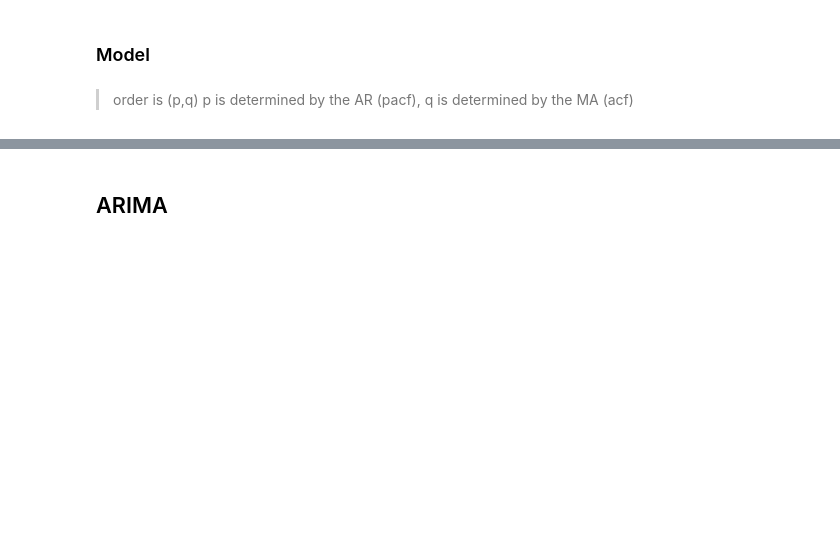
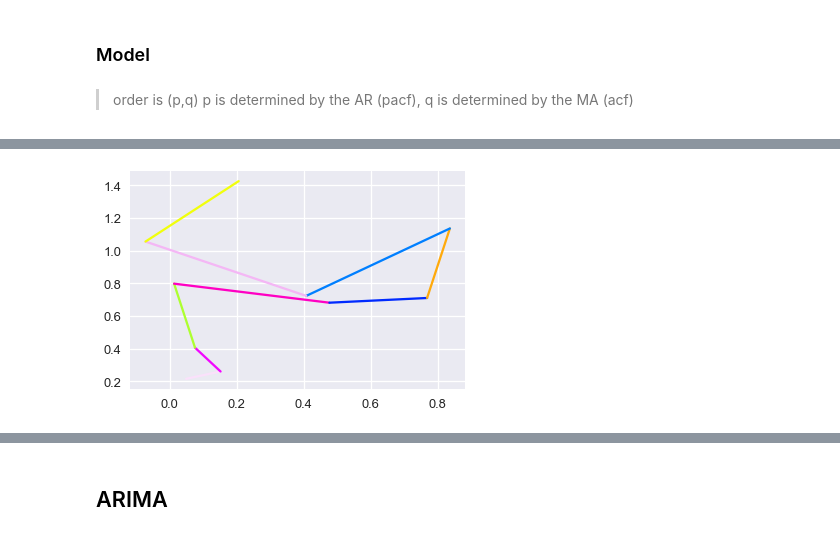
Before and after one commit to tjkim614/springfield_housing_analysis, a Jupyter notebook: 2-Modeling.ipynb, the cells around one changed output, grey strips where cells are left out. Saved outputs shown, nothing was run; the diff lists cells and outputs as text; code cells hidden in the pictures; blank space fills up the shorter version.

Commit message:
subplots

```diff
--- a/2-Modeling.ipynb
+++ b/2-Modeling.ipynb
@@ -95,0 +133,19 @@ plt.show()
+# %%
+import numpy as np
+import matplotlib.pyplot as plt
+
+def uniqueish_color():
+    """There're better ways to generate unique colors, but this isn't awful."""
+    return plt.cm.gist_ncar(np.random.random())
+
+np.random.seed(0)
+
+xy = (np.random.random((10, 2)) - 0.5).cumsum(axis=0)
+
+fig, ax = plt.subplots()
+for start, stop in zip(xy[:-1], xy[1:]):
+    x, y = zip(start, stop)
+    ax.plot(x, y, color=uniqueish_color())
+plt.show()
+# %% [output]
+[figure, added]
```
Also changed, not shown: parts of 12 cells of this notebook.
